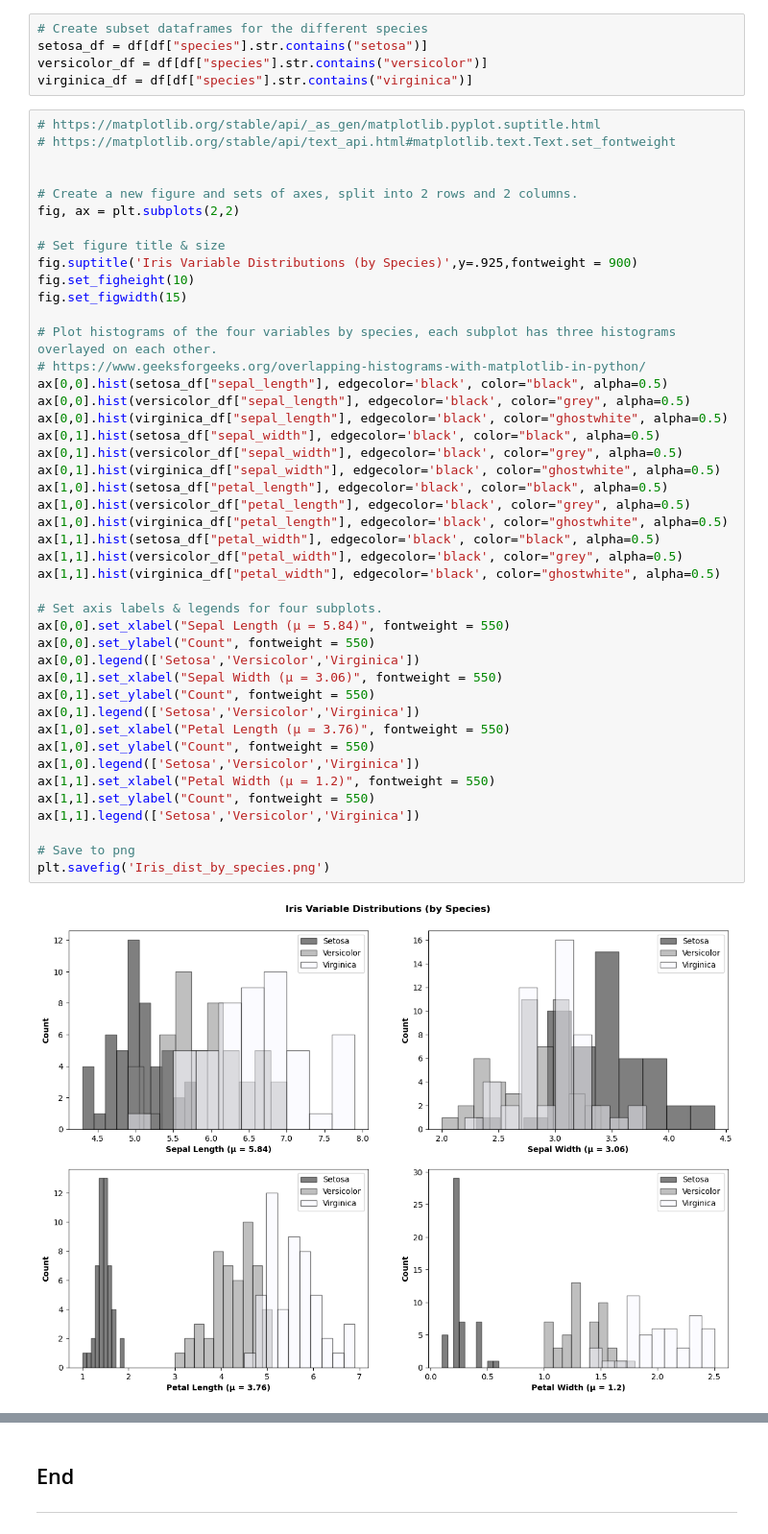
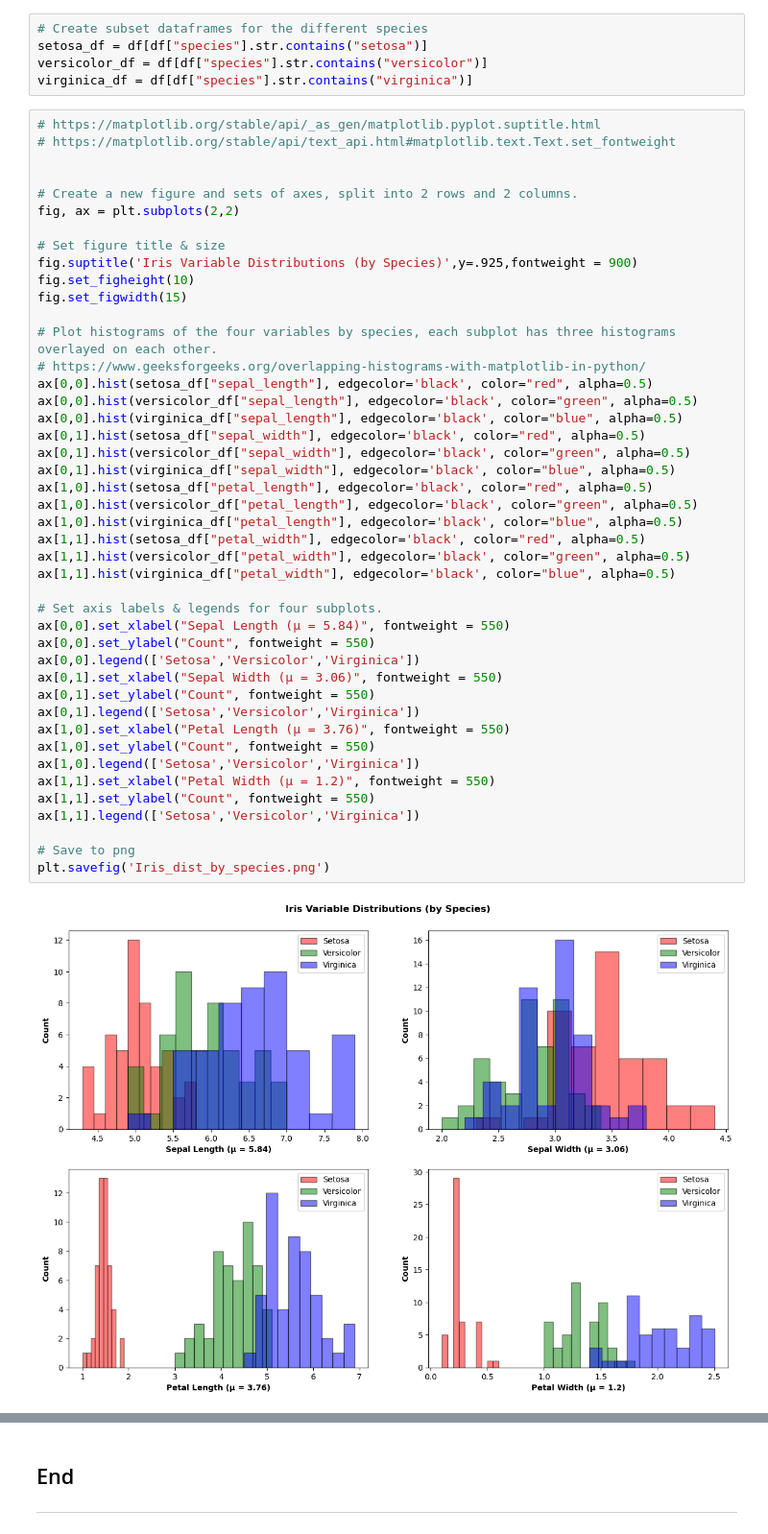
Before and after one commit to fdennehy/pands-project, a Jupyter notebook: iris.ipynb, the cells around one changed output, grey strips where cells are left out. Shown at 96% size. Cells and saved outputs as stored; diff of their text form.

```diff
--- a/iris.ipynb
+++ b/iris.ipynb
@@ -114,43 +116,43 @@ virginica_df = df[df["species"].str.contains("virginica")]
 
 
 # Create a new figure and sets of axes, split into 2 rows and 2 columns.
 fig, ax = plt.subplots(2,2)
 
 # Set figure title & size
 fig.suptitle('Iris Variable Distributions (by Species)',y=.925,fontweight = 900)
 fig.set_figheight(10)
 fig.set_figwidth(15)
 
 # Plot histograms of the four variables by species, each subplot has three histograms overlayed on each other.
 # https://www.geeksforgeeks.org/overlapping-histograms-with-matplotlib-in-python/
-ax[0,0].hist(setosa_df["sepal_length"], edgecolor='black', color="black", alpha=0.5)
-ax[0,0].hist(versicolor_df["sepal_length"], edgecolor='black', color="grey", alpha=0.5)
-ax[0,0].hist(virginica_df["sepal_length"], edgecolor='black', color="ghostwhite", alpha=0.5)
-ax[0,1].hist(setosa_df["sepal_width"], edgecolor='black', color="black", alpha=0.5)
-ax[0,1].hist(versicolor_df["sepal_width"], edgecolor='black', color="grey", alpha=0.5)
-ax[0,1].hist(virginica_df["sepal_width"], edgecolor='black', color="ghostwhite", alpha=0.5)
-ax[1,0].hist(setosa_df["petal_length"], edgecolor='black', color="black", alpha=0.5)
-ax[1,0].hist(versicolor_df["petal_length"], edgecolor='black', color="grey", alpha=0.5)
-ax[1,0].hist(virginica_df["petal_length"], edgecolor='black', color="ghostwhite", alpha=0.5)
-ax[1,1].hist(setosa_df["petal_width"], edgecolor='black', color="black", alpha=0.5)
-ax[1,1].hist(versicolor_df["petal_width"], edgecolor='black', color="grey", alpha=0.5)
-ax[1,1].hist(virginica_df["petal_width"], edgecolor='black', color="ghostwhite", alpha=0.5)
+ax[0,0].hist(setosa_df["sepal_length"], edgecolor='black', color="red", alpha=0.5)
+ax[0,0].hist(versicolor_df["sepal_length"], edgecolor='black', color="green", alpha=0.5)
+ax[0,0].hist(virginica_df["sepal_length"], edgecolor='black', color="blue", alpha=0.5)
+ax[0,1].hist(setosa_df["sepal_width"], edgecolor='black', color="red", alpha=0.5)
+ax[0,1].hist(versicolor_df["sepal_width"], edgecolor='black', color="green", alpha=0.5)
+ax[0,1].hist(virginica_df["sepal_width"], edgecolor='black', color="blue", alpha=0.5)
+ax[1,0].hist(setosa_df["petal_length"], edgecolor='black', color="red", alpha=0.5)
+ax[1,0].hist(versicolor_df["petal_length"], edgecolor='black', color="green", alpha=0.5)
+ax[1,0].hist(virginica_df["petal_length"], edgecolor='black', color="blue", alpha=0.5)
+ax[1,1].hist(setosa_df["petal_width"], edgecolor='black', color="red", alpha=0.5)
+ax[1,1].hist(versicolor_df["petal_width"], edgecolor='black', color="green", alpha=0.5)
+ax[1,1].hist(virginica_df["petal_width"], edgecolor='black', color="blue", alpha=0.5)
 
 # Set axis labels & legends for four subplots.
 ax[0,0].set_xlabel("Sepal Length (μ = 5.84)", fontweight = 550)
 ax[0,0].set_ylabel("Count", fontweight = 550)
 ax[0,0].legend(['Setosa','Versicolor','Virginica'])
 ax[0,1].set_xlabel("Sepal Width (μ = 3.06)", fontweight = 550)
 ax[0,1].set_ylabel("Count", fontweight = 550)
 ax[0,1].legend(['Setosa','Versicolor','Virginica'])
 ax[1,0].set_xlabel("Petal Length (μ = 3.76)", fontweight = 550)
 ax[1,0].set_ylabel("Count", fontweight = 550)
 ax[1,0].legend(['Setosa','Versicolor','Virginica'])
 ax[1,1].set_xlabel("Petal Width (μ = 1.2)", fontweight = 550)
 ax[1,1].set_ylabel("Count", fontweight = 550)
 ax[1,1].legend(['Setosa','Versicolor','Virginica'])
 
 # Save to png
 plt.savefig('Iris_dist_by_species.png')
 # %% [output]
-[figure, old version]
+[figure, new version]
```
Also changed, not shown: parts of 4 cells of this notebook, 3 other files.
